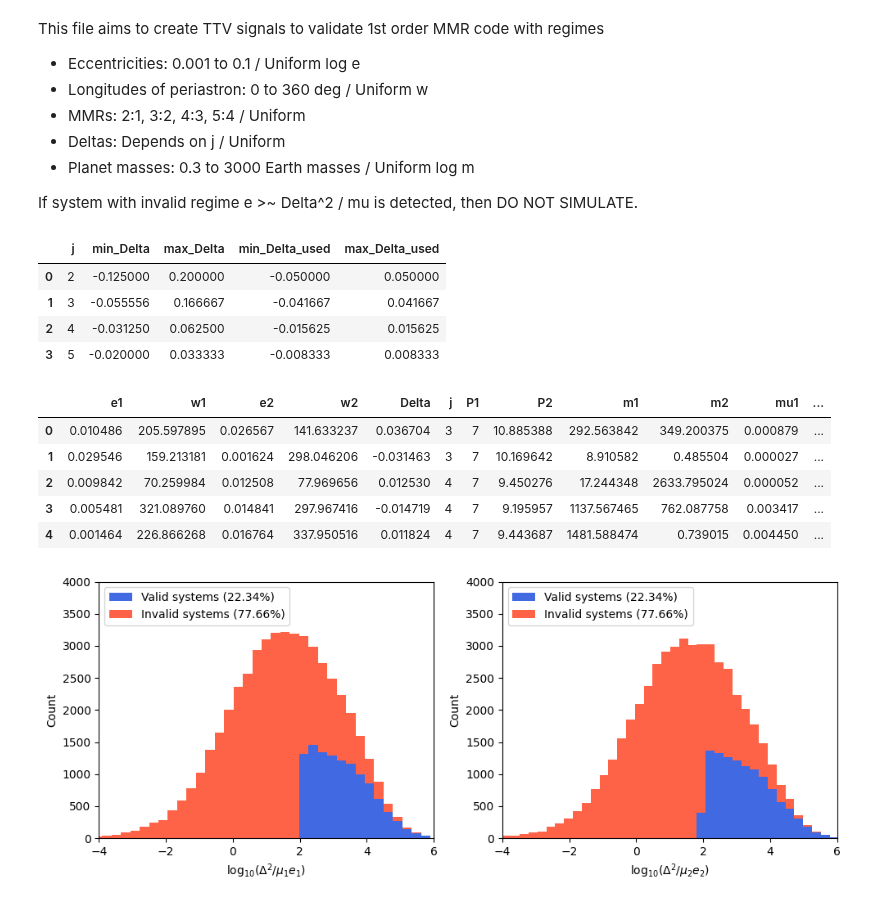
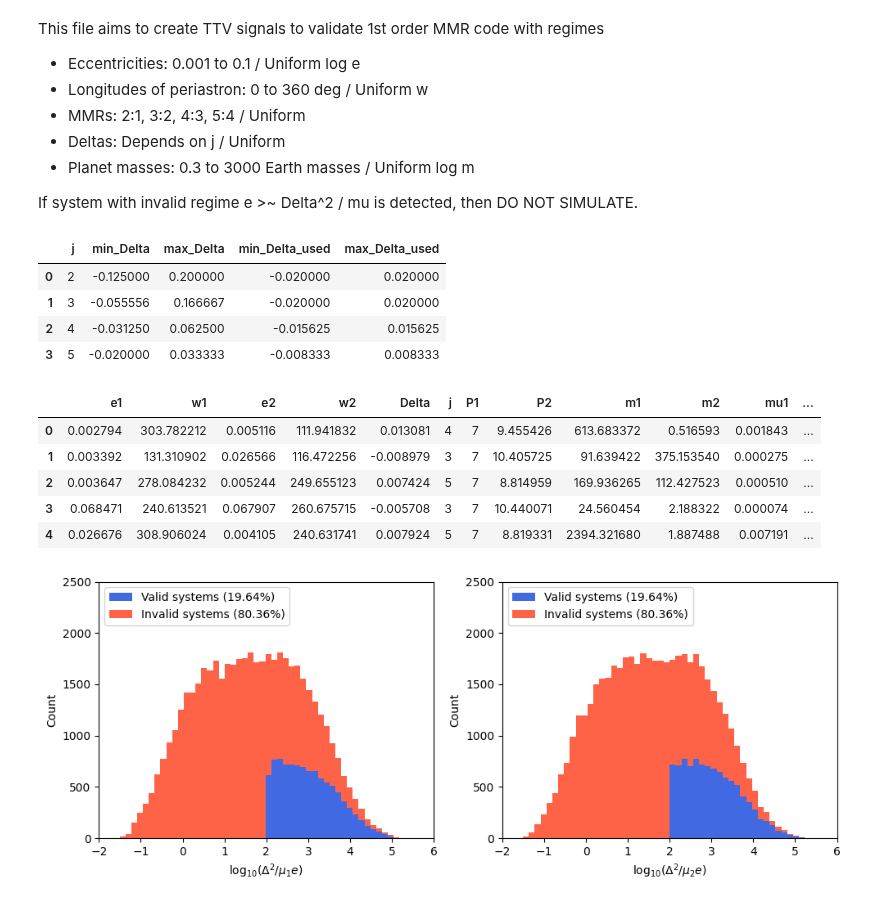
Before and after one commit to chatdanai-s/NATSUME, a Jupyter notebook: validation/1st_order_TTVFast/create_params.ipynb, the cells around one changed output. Saved outputs shown, nothing was run; the diff lists cells and outputs as text; code cells hidden in the pictures.

```diff
--- a/validation/1st_order_TTVFast/create_params.ipynb
+++ b/validation/1st_order_TTVFast/create_params.ipynb
@@ -50,8 +50,12 @@ minmaxDeltas = pd.DataFrame(
 
 # Build lookup dictionaries once
 n = 4
-minmaxDeltas['min_Delta_used'] = np.maximum(minmaxDeltas['min_Delta'], -minmaxDeltas['max_Delta']/n)
-minmaxDeltas['max_Delta_used'] = minmaxDeltas['max_Delta']/n
+deltaclip = 0.02
+
+minmaxDeltas['min_Delta_used'] = np.clip(np.maximum(minmaxDeltas['min_Delta'], -minmaxDeltas['max_Delta']/n),
+                                         -deltaclip, +deltaclip)
+minmaxDeltas['max_Delta_used'] = np.clip(minmaxDeltas['max_Delta']/n,
+                                         -deltaclip, +deltaclip)
 
 minDelta_lookup = dict(zip(minmaxDeltas['j'], minmaxDeltas['min_Delta_used']))
 maxDelta_lookup = dict(zip(minmaxDeltas['j'], minmaxDeltas['max_Delta_used']))
@@ -60,12 +64,12 @@ maxDelta_lookup = dict(zip(minmaxDeltas['j'], minmaxDeltas['max_Delta_used']))
 minmaxDeltas.head()
 # %% [output]
 |  | j | min_Delta | max_Delta | min_Delta_used | max_Delta_used |
-| 0 | 2 | -0.125000 | 0.200000 | -0.050000 | 0.050000 |
-| 1 | 3 | -0.055556 | 0.166667 | -0.041667 | 0.041667 |
+| 0 | 2 | -0.125000 | 0.200000 | -0.020000 | 0.020000 |
+| 1 | 3 | -0.055556 | 0.166667 | -0.020000 | 0.020000 |
 | 2 | 4 | -0.031250 | 0.062500 | -0.015625 | 0.015625 |
 | 3 | 5 | -0.020000 | 0.033333 | -0.008333 | 0.008333 |
 # %%
-# Create 50000 samples
+# Create 40000 samples
 size = 50000
 mstar = 1
 
@@ -78,7 +82,7 @@ j = np.random.choice([2, 3, 4, 5], size=size)
 Delta_low = np.array(pd.Series(j).map(minDelta_lookup))
 Delta_high = np.array(pd.Series(j).map(maxDelta_lookup))
 
-Delta = np.random.uniform(low=Delta_low, high=Delta_high, size=size)
+Delta = np.random.uniform(low=0.005, high=Delta_high, size=size) * np.random.choice([-1, 1], size=size)
 P1 = 7
 P2 = P1 * (Delta + 1) * j / (j-1)
 
@@ -111,39 +115,39 @@ df = pd.DataFrame({
 df.head()
 # %% [output]
 |  | e1 | w1 | e2 | w2 | Delta | j | P1 | P2 | m1 | m2 | mu1 | ... |
-| 0 | 0.010486 | 205.597895 | 0.026567 | 141.633237 | 0.036704 | 3 | 7 | 10.885388 | 292.563842 | 349.200375 | 0.000879 | ... |
-| 1 | 0.029546 | 159.213181 | 0.001624 | 298.046206 | -0.031463 | 3 | 7 | 10.169642 | 8.910582 | 0.485504 | 0.000027 | ... |
-| 2 | 0.009842 | 70.259984 | 0.012508 | 77.969656 | 0.012530 | 4 | 7 | 9.450276 | 17.244348 | 2633.795024 | 0.000052 | ... |
-| 3 | 0.005481 | 321.089760 | 0.014841 | 297.967416 | -0.014719 | 4 | 7 | 9.195957 | 1137.567465 | 762.087758 | 0.003417 | ... |
-| 4 | 0.001464 | 226.866268 | 0.016764 | 337.950516 | 0.011824 | 4 | 7 | 9.443687 | 1481.588474 | 0.739015 | 0.004450 | ... |
+| 0 | 0.002794 | 303.782212 | 0.005116 | 111.941832 | 0.013081 | 4 | 7 | 9.455426 | 613.683372 | 0.516593 | 0.001843 | ... |
+| 1 | 0.003392 | 131.310902 | 0.026566 | 116.472256 | -0.008979 | 3 | 7 | 10.405725 | 91.639422 | 375.153540 | 0.000275 | ... |
+| 2 | 0.003647 | 278.084232 | 0.005244 | 249.655123 | 0.007424 | 5 | 7 | 8.814959 | 169.936265 | 112.427523 | 0.000510 | ... |
+| 3 | 0.068471 | 240.613521 | 0.067907 | 260.675715 | -0.005708 | 3 | 7 | 10.440071 | 24.560454 | 2.188322 | 0.000074 | ... |
+| 4 | 0.026676 | 308.906024 | 0.004105 | 240.631741 | 0.007924 | 5 | 7 | 8.819331 | 2394.321680 | 1.887488 | 0.007191 | ... |
 # %%
 # Histogram of validity condition
 fig, ax = plt.subplots(1, 2, figsize=(10, 4))
 fmt = lambda x: f"{x:.2f}".rstrip("0").rstrip(".")
 labels = [f"Valid systems ({fmt(valid_percent)}%)", f"Invalid systems ({fmt(100-valid_percent)}%)"]
 colors = ["royalblue", "tomato"]
-xlim = (-4, 6); ylim = (0, 4000)
+xlim = (-2, 6); ylim = (0, 2500)
 
 # Left histogram
 ax[0].hist([np.log10(validity1[valid]), np.log10(validity1[~valid])],
            bins=50, stacked=True, label=labels, color=colors)
-ax[0].set_xlabel('log$_{10}$($\Delta^2 / \mu_1 e_1$)')
+ax[0].set_xlabel('log$_{10}$($\Delta^2 / \mu_1 e$)')
 ax[0].set_ylabel('Count')
 ax[0].set_xlim(xlim); ax[0].set_ylim(ylim)
 ax[0].legend(loc='upper left')
 
 # Right histogram
 ax[1].hist([np.log10(validity2[valid]), np.log10(validity2[~valid])],
            bins=50, stacked=True, label=labels, color=colors)
-ax[1].set_xlabel('log$_{10}$($\Delta^2 / \mu_2 e_2$)')
+ax[1].set_xlabel('log$_{10}$($\Delta^2 / \mu_2 e$)')
 ax[1].set_ylabel('Count')
 ax[1].set_xlim(xlim); ax[1].set_ylim(ylim)
 ax[1].legend(loc='upper left')
 
 plt.tight_layout()
 plt.show()
 # %% [output]
-[figure, old version]
+[figure, new version]
 # %%
 # Export dataframe
 df.to_csv("lithwick_TTVFast_params.csv", index=False)
```
Also changed, not shown: 11 other files.
